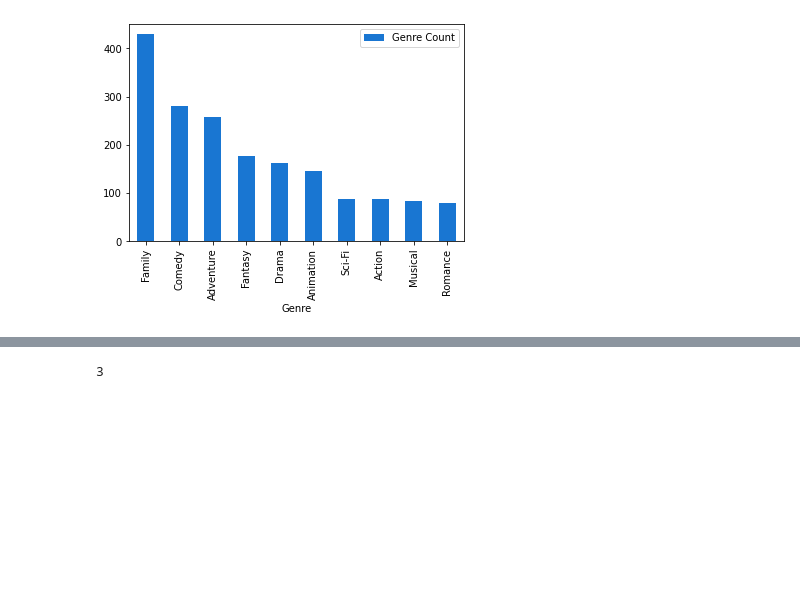
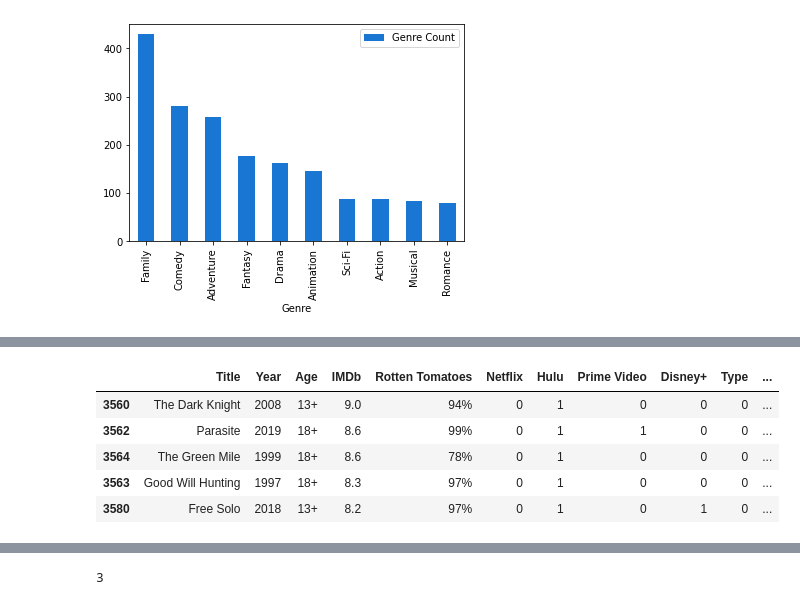
Before and after one commit to jacance/streaming-service-analysis, a Jupyter notebook: pristine_justin_new.ipynb, the cells around one changed output, grey strips where cells are left out. Saved outputs shown, nothing was run; the diff lists cells and outputs as text; code cells hidden in the pictures; blank space fills up the shorter version.

```diff
--- a/pristine_justin_new.ipynb
+++ b/pristine_justin_new.ipynb
@@ -563,0 +574,10 @@ disney_nominations = disney.loc[disney["Nomination"] > 0]
+# %%
+hulu_topimdb_nom = hulu_nominations.sort_values(by=["IMDb"], ascending=False)
+hulu_topimdb_nom.head()
+# %% [output]
+|  | Title | Year | Age | IMDb | Rotten Tomatoes | Netflix | Hulu | Prime Video | Disney+ | Type | ... |
+| 3560 | The Dark Knight | 2008 | 13+ | 9.0 | 94% | 0 | 1 | 0 | 0 | 0 | ... |
+| 3562 | Parasite | 2019 | 18+ | 8.6 | 99% | 0 | 1 | 1 | 0 | 0 | ... |
+| 3564 | The Green Mile | 1999 | 18+ | 8.6 | 78% | 0 | 1 | 0 | 0 | 0 | ... |
+| 3563 | Good Will Hunting | 1997 | 18+ | 8.3 | 97% | 0 | 1 | 0 | 0 | 0 | ... |
+| 3580 | Free Solo | 2018 | 13+ | 8.2 | 97% | 0 | 1 | 0 | 1 | 0 | ... |
```
Also changed, not shown: parts of 16 cells of this notebook.
